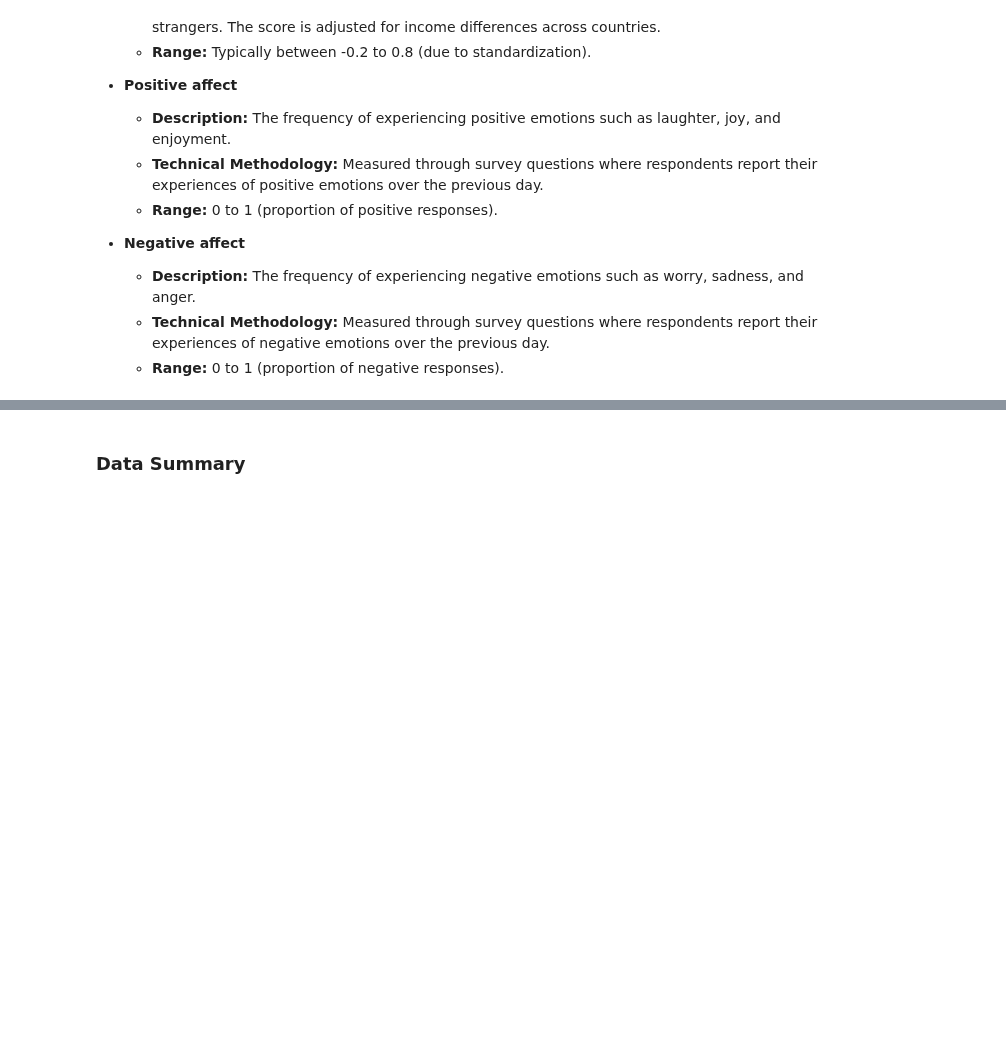
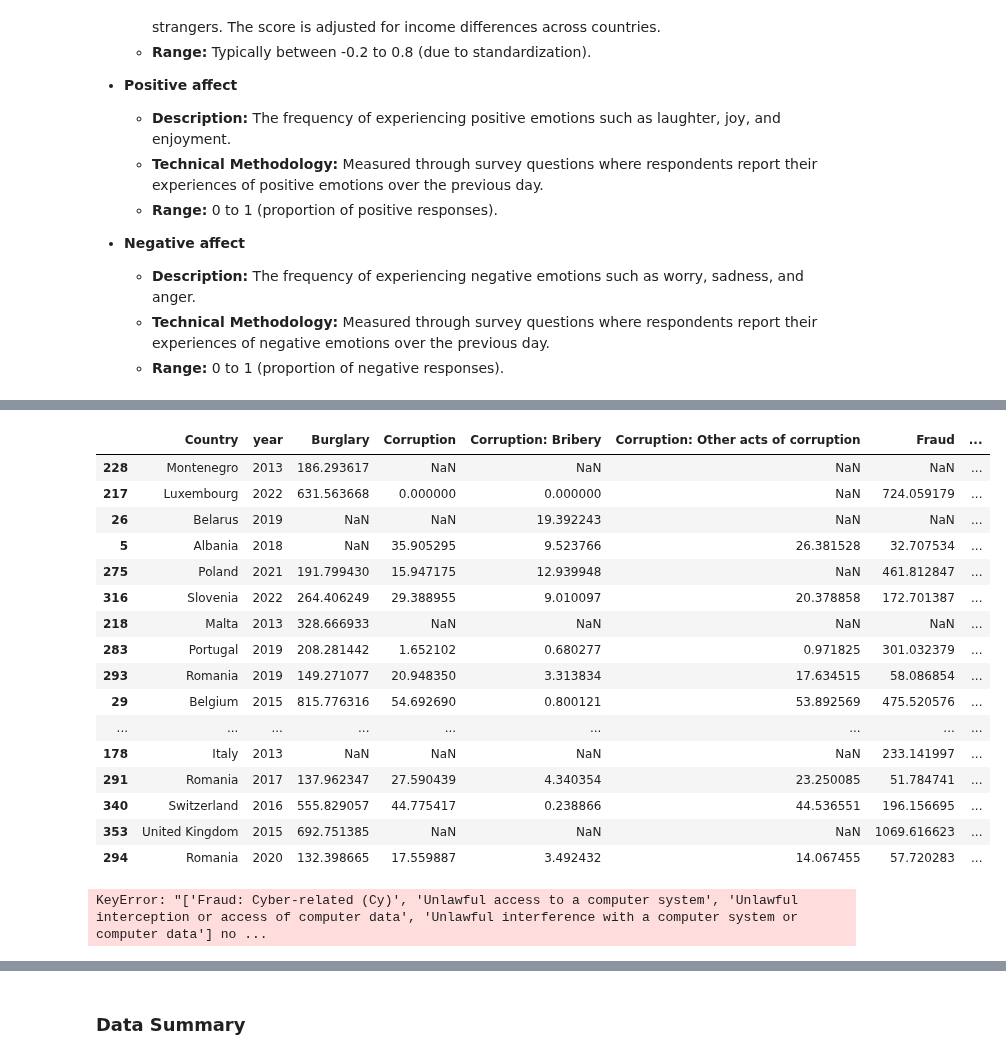
Before and after one commit to gonlyplease/corruption_analysis_europe, a Jupyter notebook: notebooks/corruption_analyses.ipynb, the cells around one changed output, grey strips where cells are left out. Saved outputs shown, nothing was run; the diff lists cells and outputs as text; code cells hidden in the pictures; blank space fills up the shorter version.

```diff
--- a/notebooks/corruption_analyses.ipynb
+++ b/notebooks/corruption_analyses.ipynb
@@ -673,0 +690,67 @@ happiness.head()
+# %%
+import pandas as pd
+
+# Load and preprocess data
+un_data = pd.read_excel("../data/raw/un_corruption.xlsx")
+un_data.columns = un_data.iloc[1]
+un_data = un_data[2:].reset_index(drop=True)
+
+# Convert data types
+un_data["year"] = pd.to_numeric(un_data["Year"])
+un_data["VALUE"] = pd.to_numeric(un_data["VALUE"])
+
+# Filter relevant data
+un_data = un_data[(un_data['Indicator'] == 'Offences') &
+                  (un_data['year'].between(2013, 2023)) &
+                  (un_data['Unit of measurement'] == 'Rate per 100,000 population')]
+
+# Drop unnecessary columns
+un_data.drop(columns=["Dimension", "Sex", "Age", "Source", "Region", "Indicator", "Year",
+                      "Unit of measurement", "Iso3_code", "Subregion"], inplace=True)
+
+# Standardize country names
+country_mapping = {
+    'Netherlands (Kingdom of the)': "Netherlands",
+    'United Kingdom (England and Wales)': "United Kingdom"
+}
+un_data["Country"] = un_data["Country"].replace(country_mapping)
+
+# Load mapping data
+mapping_data = pd.read_csv('../data/processed/merged_.csv')
+
+# Filter out countries not in mapping data
+valid_countries = set(mapping_data['country'])
+un_data = un_data[un_data['Country'].isin(valid_countries)].reset_index(drop=True)
+
+# Pivot data for better analysis
+pivoted_data = un_data.pivot(index=['Country', 'year'], columns='Category', values='VALUE').reset_index()
+pivoted_data.columns.name = None
+# %%
+pivoted_data.sample(20)
+# %% [output]
+|  | Country | year | Burglary | Corruption | Corruption: Bribery | Corruption: Other acts of corruption | Fraud | ... |
+| 228 | Montenegro | 2013 | 186.293617 | NaN | NaN | NaN | NaN | ... |
+| 217 | Luxembourg | 2022 | 631.563668 | 0.000000 | 0.000000 | NaN | 724.059179 | ... |
+| 26 | Belarus | 2019 | NaN | NaN | 19.392243 | NaN | NaN | ... |
+| 5 | Albania | 2018 | NaN | 35.905295 | 9.523766 | 26.381528 | 32.707534 | ... |
+| 275 | Poland | 2021 | 191.799430 | 15.947175 | 12.939948 | NaN | 461.812847 | ... |
+| 316 | Slovenia | 2022 | 264.406249 | 29.388955 | 9.010097 | 20.378858 | 172.701387 | ... |
+| 218 | Malta | 2013 | 328.666933 | NaN | NaN | NaN | NaN | ... |
+| 283 | Portugal | 2019 | 208.281442 | 1.652102 | 0.680277 | 0.971825 | 301.032379 | ... |
+| 293 | Romania | 2019 | 149.271077 | 20.948350 | 3.313834 | 17.634515 | 58.086854 | ... |
+| 29 | Belgium | 2015 | 815.776316 | 54.692690 | 0.800121 | 53.892569 | 475.520576 | ... |
+| ... | ... | ... | ... | ... | ... | ... | ... | ... |
+| 178 | Italy | 2013 | NaN | NaN | NaN | NaN | 233.141997 | ... |
+| 291 | Romania | 2017 | 137.962347 | 27.590439 | 4.340354 | 23.250085 | 51.784741 | ... |
+| 340 | Switzerland | 2016 | 555.829057 | 44.775417 | 0.238866 | 44.536551 | 196.156695 | ... |
+| 353 | United Kingdom | 2015 | 692.751385 | NaN | NaN | NaN | 1069.616623 | ... |
+| 294 | Romania | 2020 | 132.398665 | 17.559887 | 3.492432 | 14.067455 | 57.720283 | ... |
+# %%
+pivoted_data.drop(columns=[
+    'Fraud: Cyber-related (Cy)',
+    'Unlawful access to a computer system',
+    'Unlawful interception or access of computer data',
+    'Unlawful interference with a computer system or computer data'
+], inplace=True)
+# %% [output]
+KeyError: "['Fraud: Cyber-related (Cy)', 'Unlawful access to a computer system', 'Unlawful interception or access of computer data', 'Unlawful interference with a computer system or computer data'] no ...
```
Also changed, not shown: parts of 2 cells of this notebook, 2 other files.
